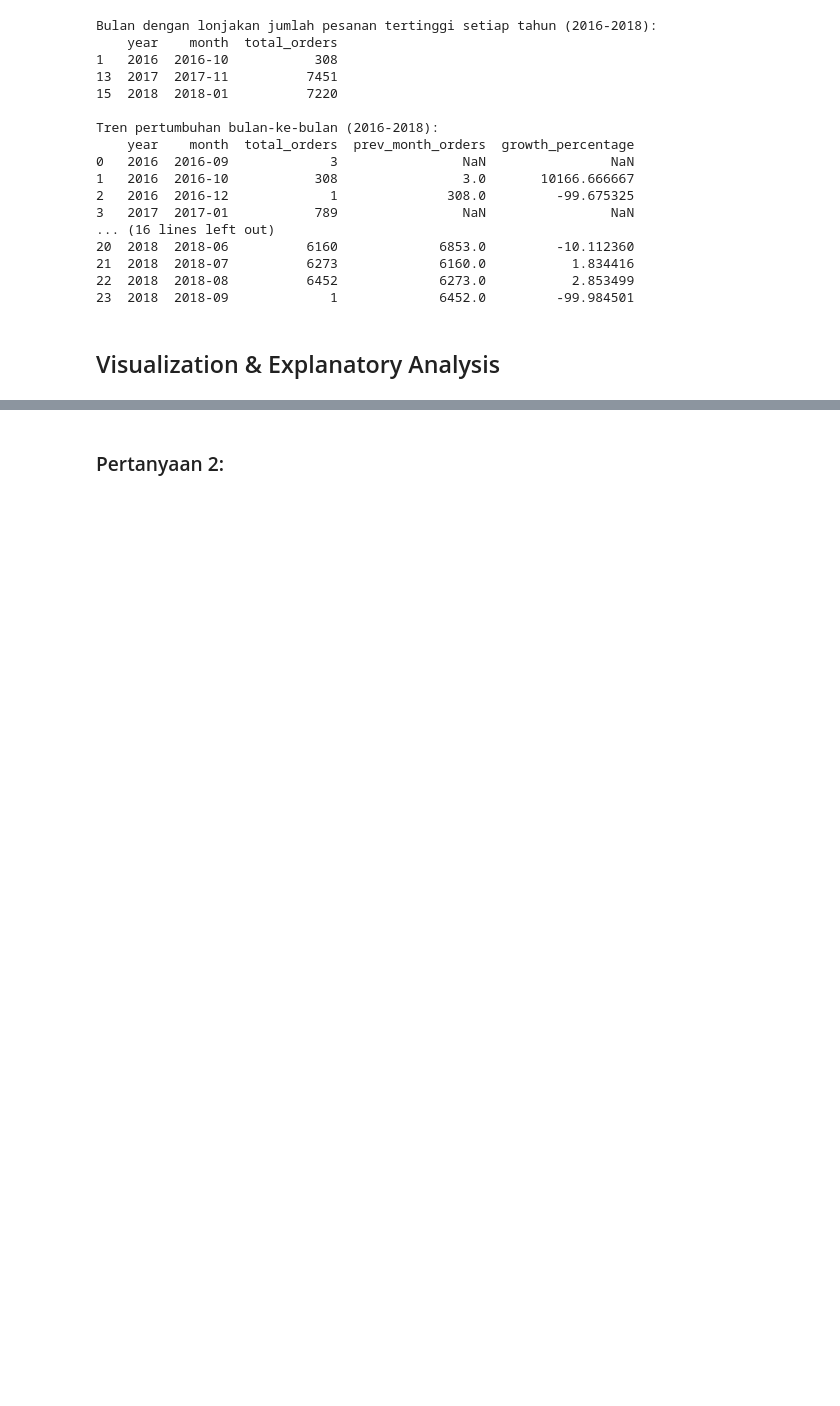
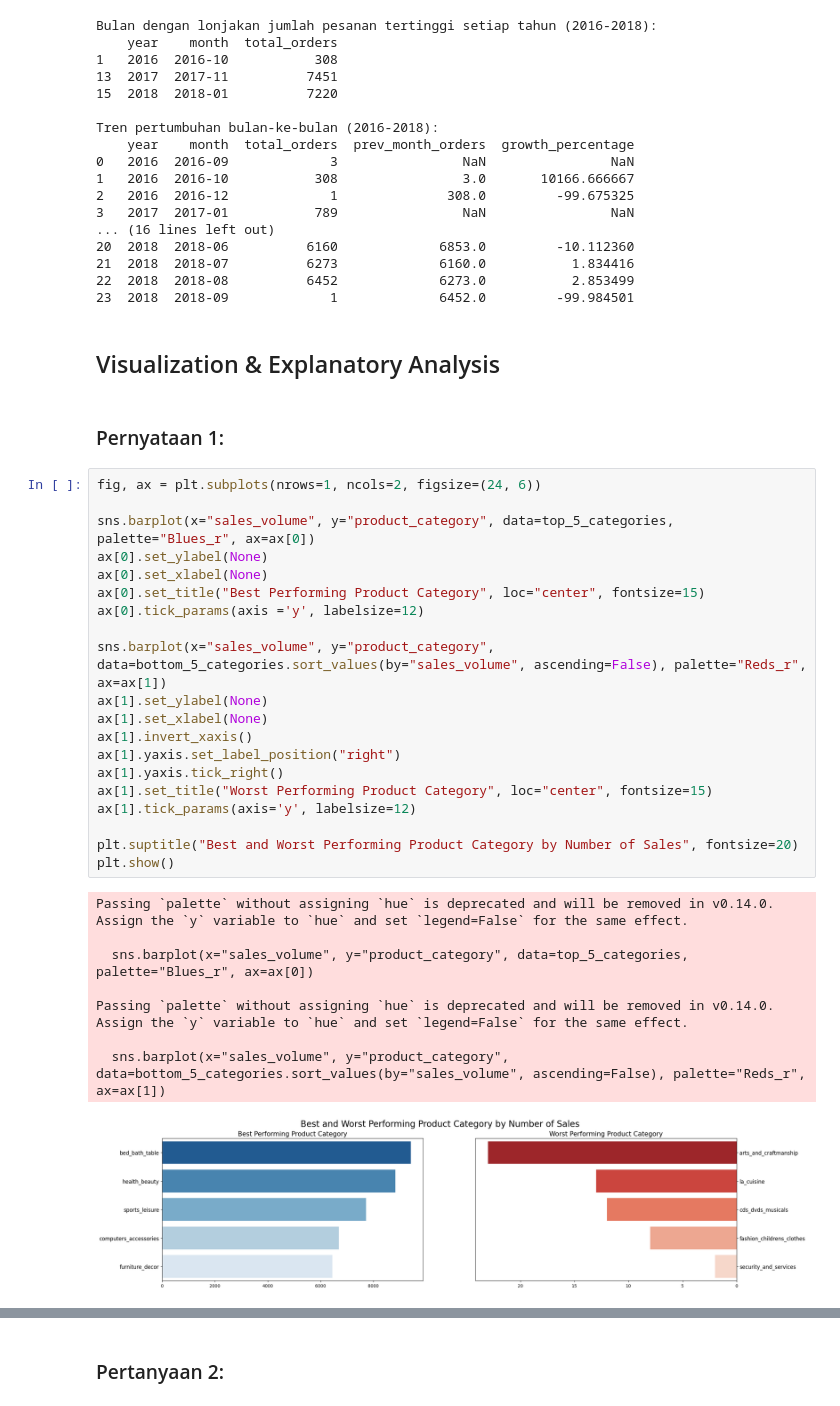
Before and after one commit to dione-rim/Proyek_Analisis_Data, a Jupyter notebook: Analisis_Data_Dione_Raissa_Ivana_Matany.ipynb, the cells around one changed output, grey strips where cells are left out. Saved outputs shown, nothing was run; the diff lists cells and outputs as text; blank space fills up the shorter version.

```diff
--- a/Analisis_Data_Dione_Raissa_Ivana_Matany.ipynb
+++ b/Analisis_Data_Dione_Raissa_Ivana_Matany.ipynb
@@ -372,4 +368,35 @@ Tren pertumbuhan bulan-ke-bulan (2016-2018):
 23  2018  2018-09             1             6452.0         -99.984501
 # %% [markdown]
 ## Visualization & Explanatory Analysis
+# %% [markdown]
+### Pernyataan 1:
+# %%
+fig, ax = plt.subplots(nrows=1, ncols=2, figsize=(24, 6))
+
+sns.barplot(x="sales_volume", y="product_category", data=top_5_categories, palette="Blues_r", ax=ax[0])
+ax[0].set_ylabel(None)
+ax[0].set_xlabel(None)
+ax[0].set_title("Best Performing Product Category", loc="center", fontsize=15)
+ax[0].tick_params(axis ='y', labelsize=12)
+
+sns.barplot(x="sales_volume", y="product_category", data=bottom_5_categories.sort_values(by="sales_volume", ascending=False), palette="Reds_r", ax=ax[1])
+ax[1].set_ylabel(None)
+ax[1].set_xlabel(None)
+ax[1].invert_xaxis()
+ax[1].yaxis.set_label_position("right")
+ax[1].yaxis.tick_right()
+ax[1].set_title("Worst Performing Product Category", loc="center", fontsize=15)
+ax[1].tick_params(axis='y', labelsize=12)
+
+plt.suptitle("Best and Worst Performing Product Category by Number of Sales", fontsize=20)
+plt.show()
+# %% [output]
+Passing `palette` without assigning `hue` is deprecated and will be removed in v0.14.0. Assign the `y` variable to `hue` and set `legend=False` for the same effect.
+
+  sns.barplot(x="sales_volume", y="product_category", data=top_5_categories, palette="Blues_r", ax=ax[0])
+
+Passing `palette` without assigning `hue` is deprecated and will be removed in v0.14.0. Assign the `y` variable to `hue` and set `legend=False` for the same effect.
+
+  sns.barplot(x="sales_volume", y="product_category", data=bottom_5_categories.sort_values(by="sales_volume", ascending=False), palette="Reds_r", ax=ax[1])
+[figure, added]
 # %% [markdown]
```
Also changed, not shown: parts of 7 cells of this notebook, 1 other file.
